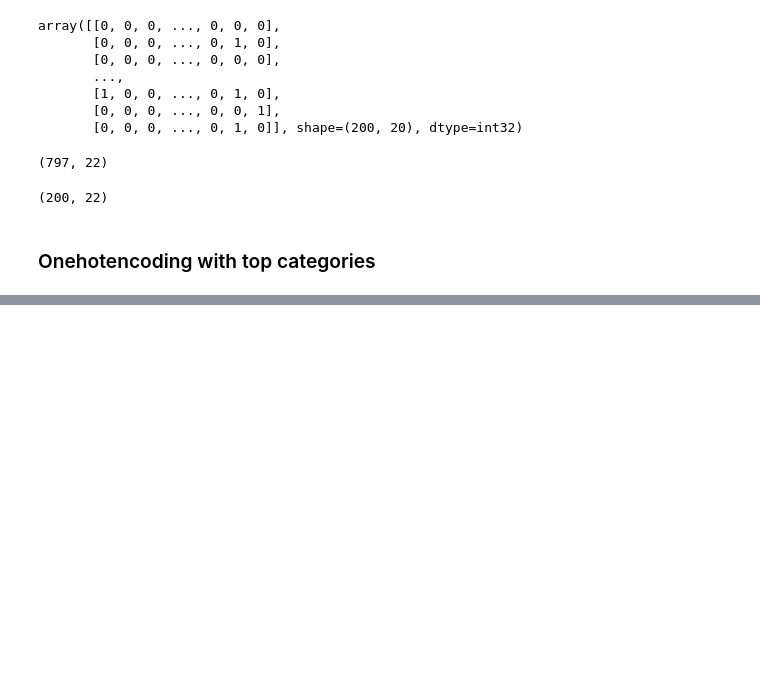
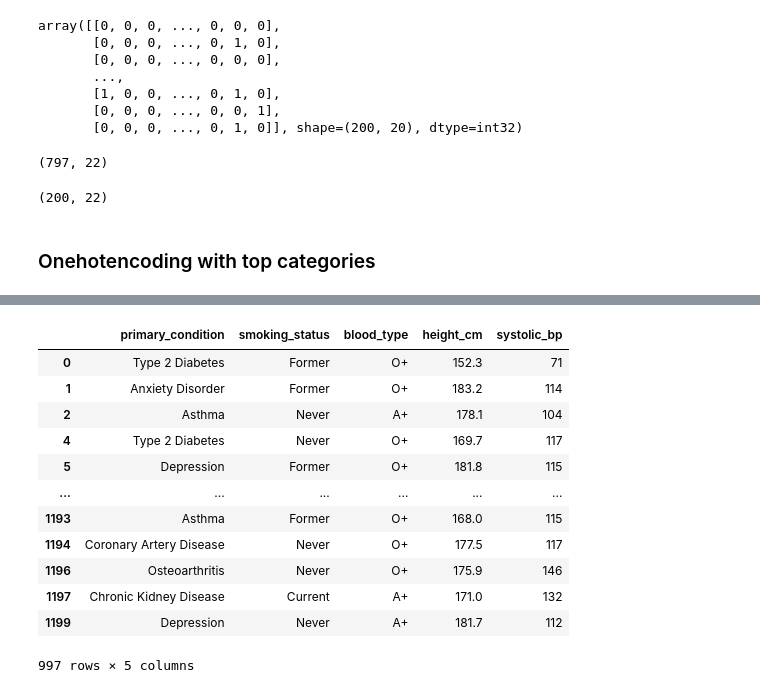
Before and after one commit to ssklpu912-glitch/Data-Science-Professional-summary, a Jupyter notebook: ML_Feature_Transformation_OneHotEncoding.ipynb, the cells around one changed output, grey strips where cells are left out. Saved outputs shown, nothing was run; the diff lists cells and outputs as text; code cells hidden in the pictures; blank space fills up the shorter version.

```diff
--- a/ML_Feature_Transformation_OneHotEncoding.ipynb
+++ b/ML_Feature_Transformation_OneHotEncoding.ipynb
@@ -270,0 +307,17 @@ pd.get_dummies(P_records['primary_condition'].replace(replc, 'uncommon')).astype
+# %%
+X=P_records[['primary_condition', 'smoking_status', 'blood_type', 'height_cm', 'systolic_bp']]
+X
+# %% [output]
+|  | primary_condition | smoking_status | blood_type | height_cm | systolic_bp |
+| 0 | Type 2 Diabetes | Former | O+ | 152.3 | 71 |
+| 1 | Anxiety Disorder | Former | O+ | 183.2 | 114 |
+| 2 | Asthma | Never | A+ | 178.1 | 104 |
+| 4 | Type 2 Diabetes | Never | O+ | 169.7 | 117 |
+| 5 | Depression | Former | O+ | 181.8 | 115 |
+| ... | ... | ... | ... | ... | ... |
+| 1193 | Asthma | Former | O+ | 168.0 | 115 |
+| 1194 | Coronary Artery Disease | Never | O+ | 177.5 | 117 |
+| 1196 | Osteoarthritis | Never | O+ | 175.9 | 146 |
+| 1197 | Chronic Kidney Disease | Current | A+ | 171.0 | 132 |
+| 1199 | Depression | Never | A+ | 181.7 | 112 |
+997 rows × 5 columns
```
Also changed, not shown: parts of 22 cells of this notebook.
